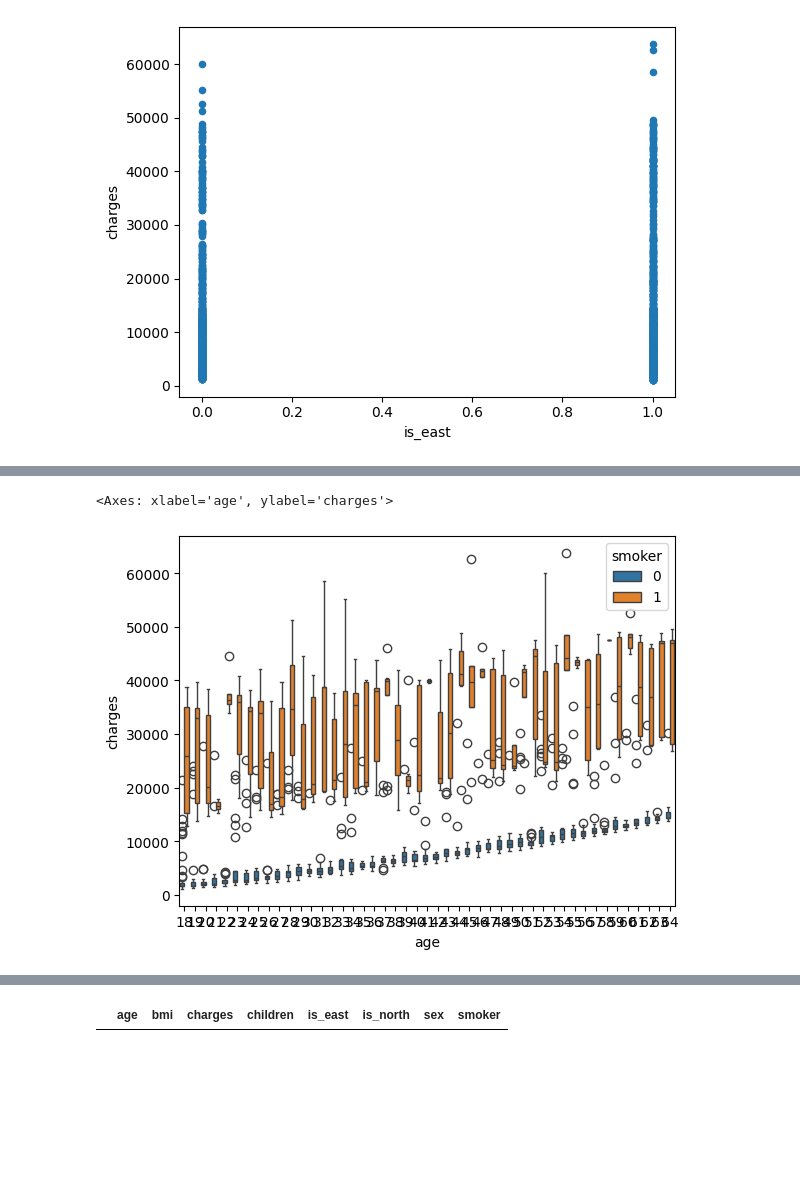
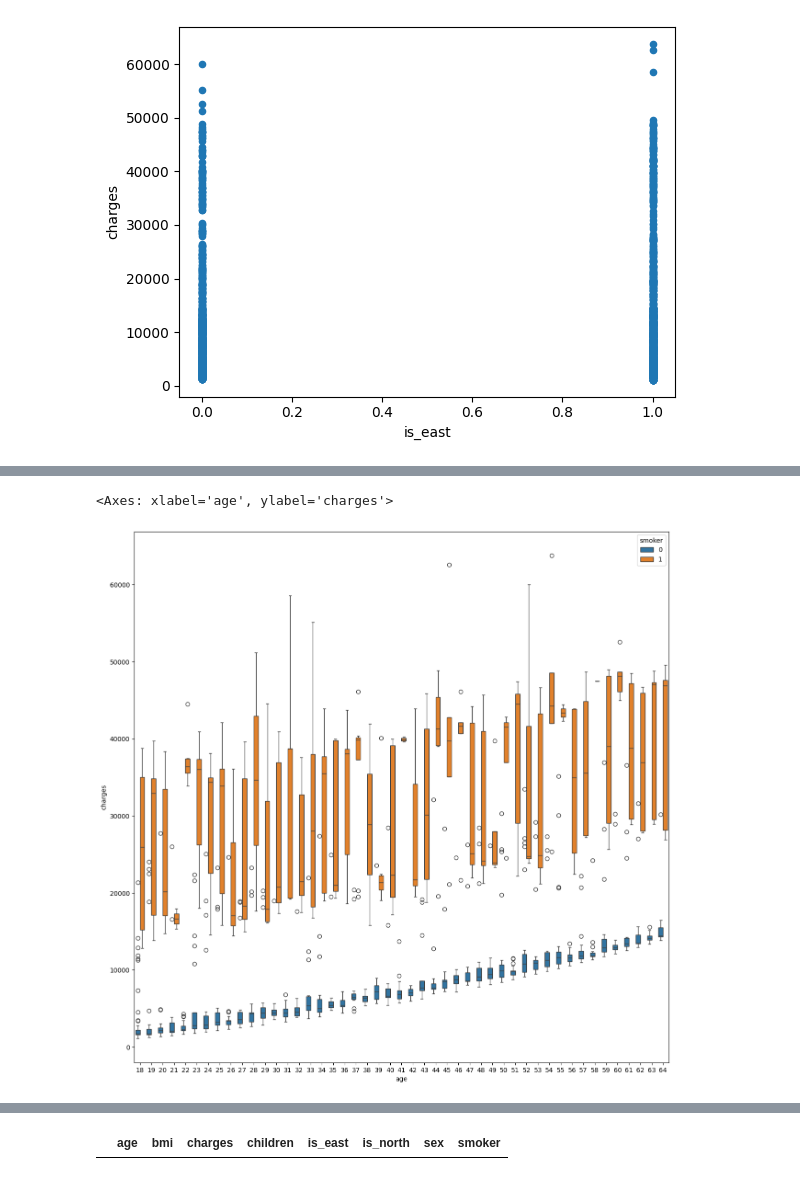
Before and after one commit to Daviddavid-sudo/Briefprimeassurance, a Jupyter notebook: dataanalyst.ipynb, the cells around one changed output, grey strips where cells are left out. Saved outputs shown, nothing was run; the diff lists cells and outputs as text; code cells hidden in the pictures; blank space fills up the shorter version.

```diff
--- a/dataanalyst.ipynb
+++ b/dataanalyst.ipynb
@@ -139,6 +118,7 @@ data.corr(method='pearson')
 # %%
+plt.pyplot.figure(figsize=(15,15))
 sns.boxplot(data=data, x="age", y="charges", hue="smoker")
 # %% [output]
 <Axes: xlabel='age', ylabel='charges'>
-[figure, old version]
+[figure, new version]
 # %%
```
Also changed, not shown: parts of 11 cells of this notebook, 10 other files.
